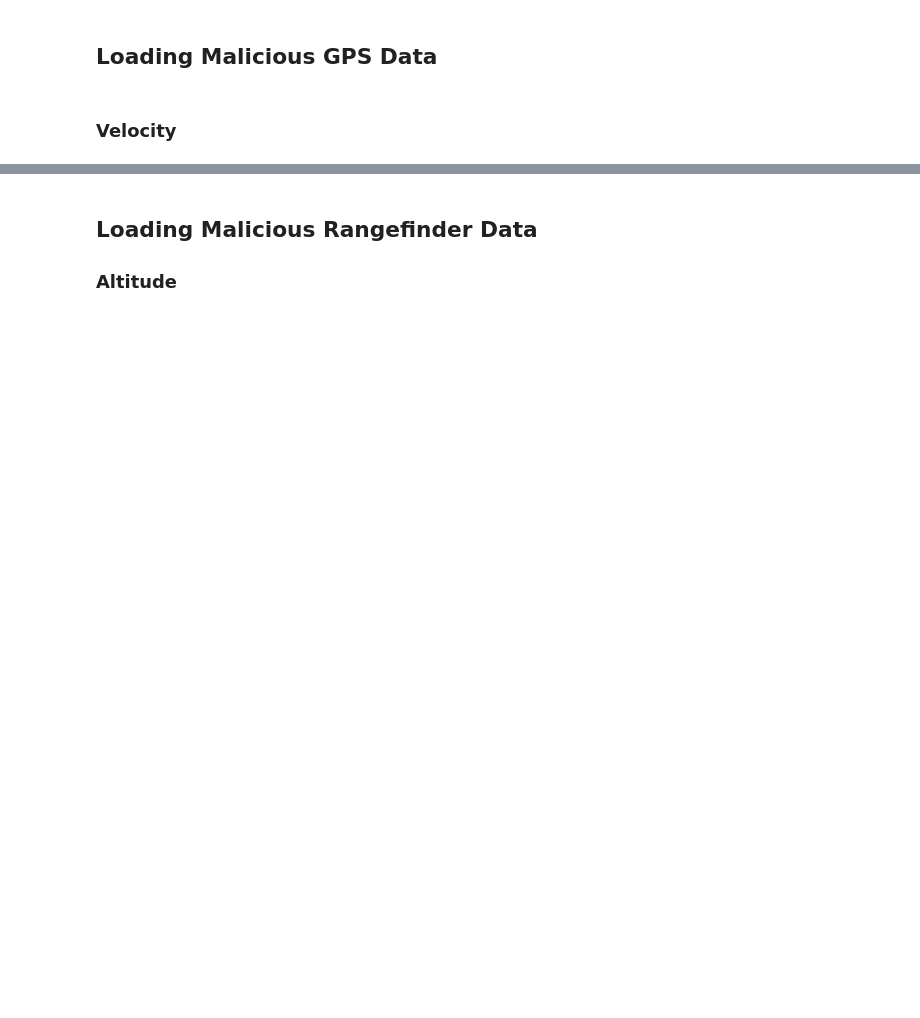
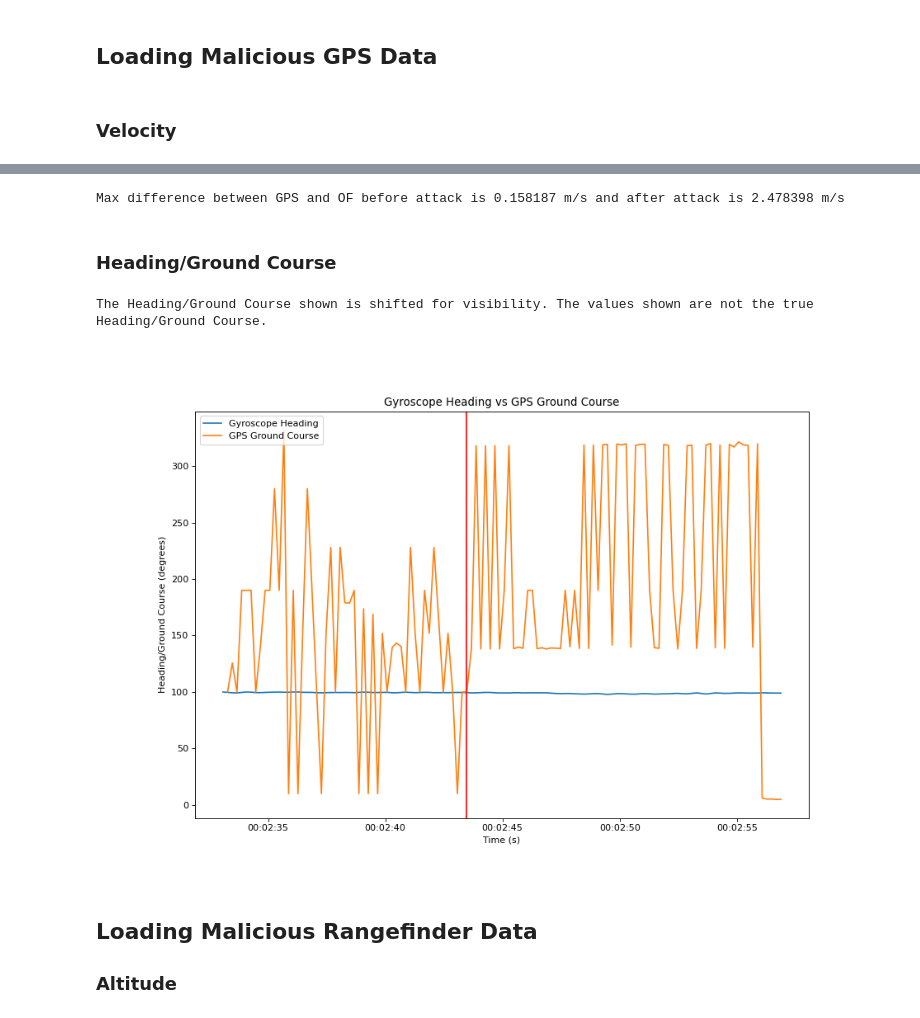
Before and after one commit to BaileySri/Practical-Software-Defense-for-GPS-Spoofing-on-a-Hobby-UAV-Offline, a Jupyter notebook: notebooks/1.0-bks-GPS.ipynb, the cells around one changed output, grey strips where cells are left out. Saved outputs shown, nothing was run; the diff lists cells and outputs as text; code cells hidden in the pictures; blank space fills up the shorter version.

```diff
--- a/notebooks/1.0-bks-GPS.ipynb
+++ b/notebooks/1.0-bks-GPS.ipynb
@@ -101,0 +105,5 @@ plt.show()
+# %%
+gps_east = pd.Series(gps_east)
+lpf_E = pd.Series(lpf_E)
+gps_north = pd.Series(gps_north)
+lpf_N = pd.Series(lpf_N)
@@ -238,3 +292,45 @@ plt.show()
+# %%
+print("Max difference between GPS and OF before attack is %f m/s and after attack is %f m/s" % (
+        abs(abs(gps_north) - abs(of_north))[gpsMS.gpsMS < attack_start].max(),
+        abs(abs(gps_north) - abs(of_north))[(gpsMS.gpsMS >= attack_start) & (gpsMS.gpsMS < attack_end)].max())
+     )
+# %% [output]
+Max difference between GPS and OF before attack is 0.158187 m/s and after attack is 2.478398 m/s
+# %% [markdown]
+### Heading/Ground Course
+# %%
+from math import degrees, atan2
+from confirmation.process import trap_integrate, signal_match_and_cumsum
+
+#GPS derived ground course
+gps_gc = []
+for reading in range(len(gps_north)):
+    gps_gc.append(degrees(atan2(gps_east[reading], gps_north[reading])) % 360)
+gps_gc = pd.Series(gps_gc, name="GPS Ground Course")
+
+#Matching gyroscope to the optical flow update rate
+gyr_heading = trap_integrate(cUS.cUS.diff().dt.total_seconds().fillna(0).cumsum(), cUS.gyrz).apply(degrees).cumsum() % 360
+gyr_gps_heading = signal_match_and_cumsum(cUS.cUS.diff().dt.total_seconds().fillna(0).cumsum(), change_in_signal(gyr_heading),
+                                          gpsMS.gpsMS.diff().dt.total_seconds().fillna(0).cumsum(), gps_gc)
+gyr_gps_heading = pd.Series(gyr_gps_heading, name="Gyroscope Heading")
+gyr_gps_heading = (gyr_gps_heading-90)%360
+
+plt.figure(7, figsize=(12, 8), dpi=80)
+plt.subplot(1, 1, 1)
+plt.plot(gpsMS.gpsMS, (gyr_gps_heading-170)%360, label="Gyroscope Heading")
+plt.plot(gpsMS.gpsMS, (gps_gc-170)%360, label="GPS Ground Course")
+plt.xlabel("Time (s)")
+plt.ylabel("Heading/Ground Course (degrees)")
+plt.title("Gyroscope Heading vs GPS Ground Course")
+ax.xaxis.set_major_formatter(dates.DateFormatter('%M:%S'))
+plt.axvline(attack_start, color='r')
+ax.xaxis.set_major_formatter(dates.DateFormatter('%M:%S'))
+plt.legend(loc='upper left')
+print("The Heading/Ground Course shown is shifted for visibility. The values shown are not the true Heading/Ground Course.")
+plt.show()
+# %% [output]
+The Heading/Ground Course shown is shifted for visibility. The values shown are not the true Heading/Ground Course.
+[figure, added]
 # %% [markdown]
 ## Loading Malicious Rangefinder Data
 ### Altitude
```
Also changed, not shown: parts of 18 cells of this notebook, 1 other file.
